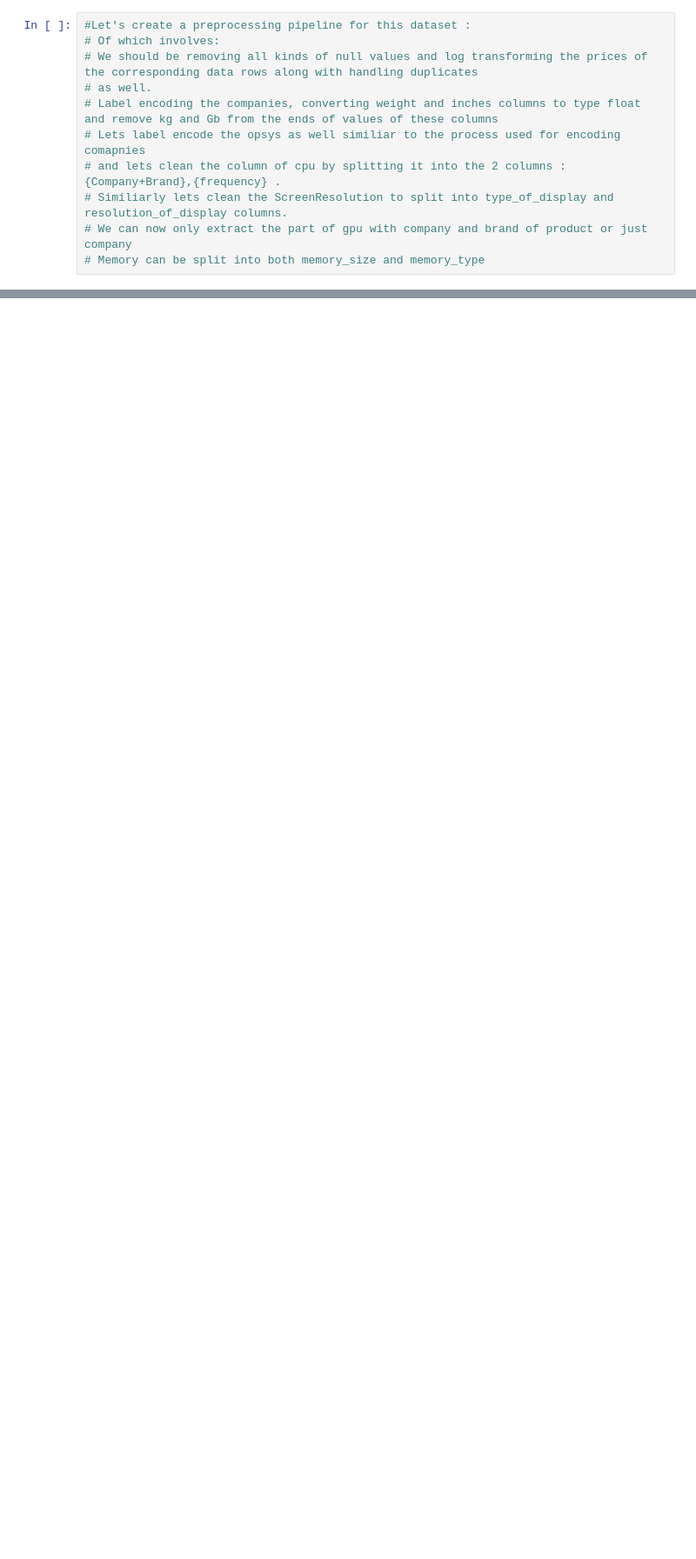
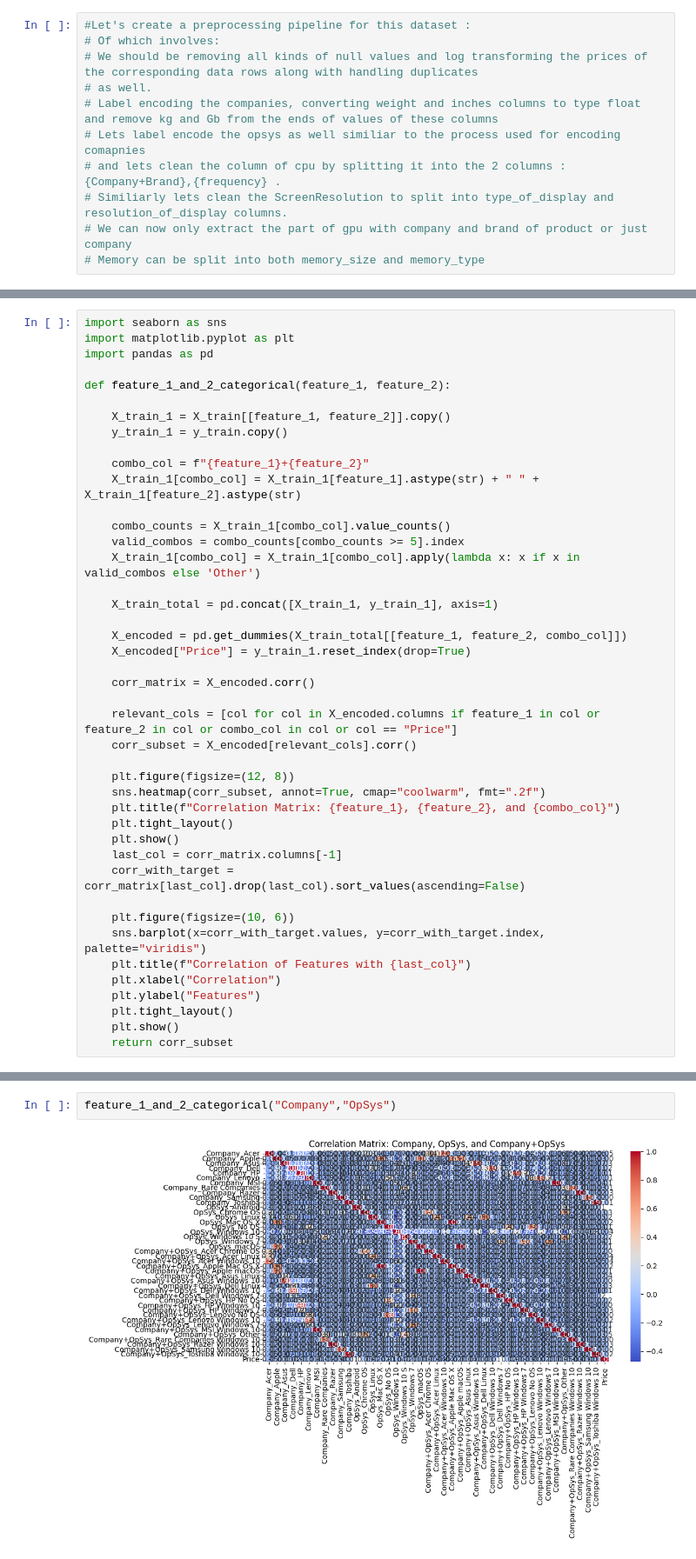
Before and after one commit to Nab-magna/Laptop-Price-Predictor, a Jupyter notebook: notebooks/Laptop_Prediction.ipynb, the cells around one changed output, grey strips where cells are left out. Shown at 87% size. Saved outputs shown, nothing was run; the diff lists cells and outputs as text; blank space fills up the shorter version.

```diff
--- a/notebooks/Laptop_Prediction.ipynb
+++ b/notebooks/Laptop_Prediction.ipynb
@@ -117,0 +468,43 @@ df["Price"]=np.log(df["Price"])
+# %%
+import seaborn as sns
+import matplotlib.pyplot as plt
+import pandas as pd
+
+def feature_1_and_2_categorical(feature_1, feature_2):
+
+    X_train_1 = X_train[[feature_1, feature_2]].copy()
+    y_train_1 = y_train.copy()
+
+    combo_col = f"{feature_1}+{feature_2}"
+    X_train_1[combo_col] = X_train_1[feature_1].astype(str) + " " + X_train_1[feature_2].astype(str)
+
+    combo_counts = X_train_1[combo_col].value_counts()
+    valid_combos = combo_counts[combo_counts >= 5].index
+    X_train_1[combo_col] = X_train_1[combo_col].apply(lambda x: x if x in valid_combos else 'Other')
+
+    X_train_total = pd.concat([X_train_1, y_train_1], axis=1)
+
+    X_encoded = pd.get_dummies(X_train_total[[feature_1, feature_2, combo_col]])
+    X_encoded["Price"] = y_train_1.reset_index(drop=True)
+
+    corr_matrix = X_encoded.corr()
+
+    relevant_cols = [col for col in X_encoded.columns if feature_1 in col or feature_2 in col or combo_col in col or col == "Price"]
+    corr_subset = X_encoded[relevant_cols].corr()
+
+    plt.figure(figsize=(12, 8))
+    sns.heatmap(corr_subset, annot=True, cmap="coolwarm", fmt=".2f")
+    plt.title(f"Correlation Matrix: {feature_1}, {feature_2}, and {combo_col}")
+    plt.tight_layout()
+    plt.show()
+    last_col = corr_matrix.columns[-1]
+    corr_with_target = corr_matrix[last_col].drop(last_col).sort_values(ascending=False)
+
+    plt.figure(figsize=(10, 6))
+    sns.barplot(x=corr_with_target.values, y=corr_with_target.index, palette="viridis")
+    plt.title(f"Correlation of Features with {last_col}")
+    plt.xlabel("Correlation")
+    plt.ylabel("Features")
+    plt.tight_layout()
+    plt.show()
+    return corr_subset
@@ -117,0 +521,4 @@ df["Price"]=np.log(df["Price"])
+# %%
+feature_1_and_2_categorical("Company","OpSys")
+# %% [output]
+[figure, added]
```
Also changed, not shown: parts of 45 cells of this notebook.
